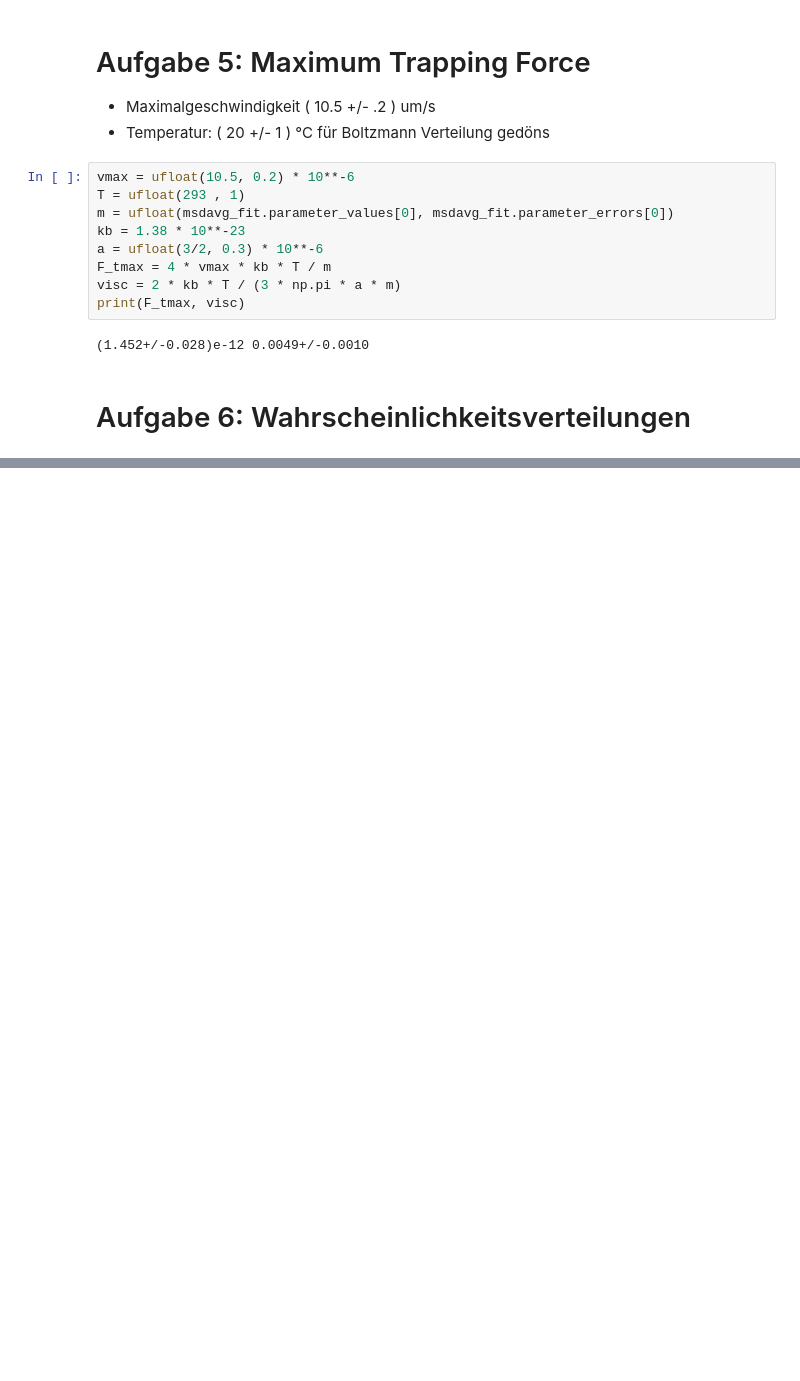
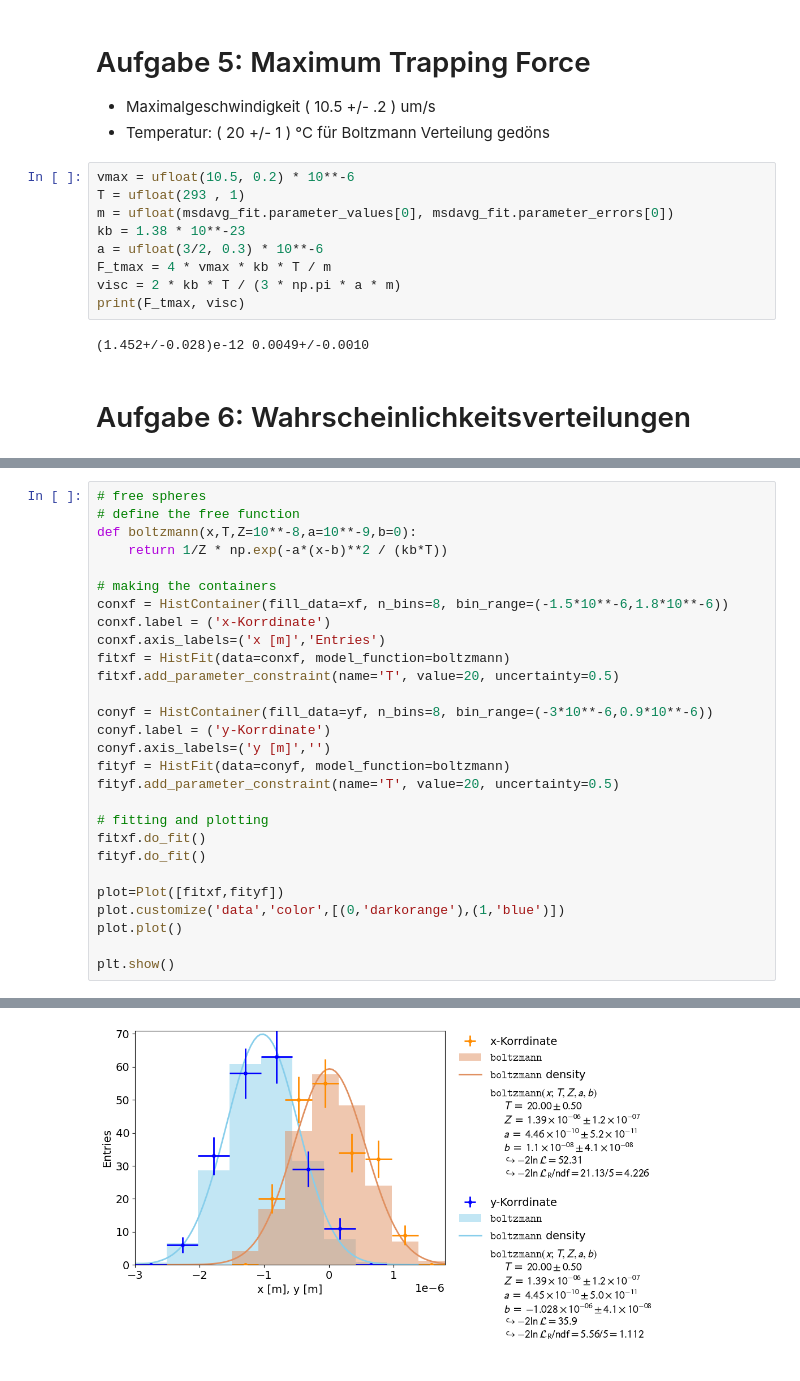
Before and after one commit to MRNock04/P3, a Jupyter notebook: Optische Pinzette/Auswertung.ipynb, the cells around one changed output, grey strips where cells are left out. Cells and saved outputs as stored; diff of their text form; blank space fills up the shorter version.

```diff
--- a/Optische Pinzette/Auswertung.ipynb
+++ b/Optische Pinzette/Auswertung.ipynb
@@ -257,0 +286,29 @@ plt.show()
+# %%
+# free spheres
+# define the free function
+def boltzmann(x,T,Z=10**-8,a=10**-9,b=0):
+    return 1/Z * np.exp(-a*(x-b)**2 / (kb*T))
+
+# making the containers
+conxf = HistContainer(fill_data=xf, n_bins=8, bin_range=(-1.5*10**-6,1.8*10**-6))
+conxf.label = ('x-Korrdinate')
+conxf.axis_labels=('x [m]','Entries')
+fitxf = HistFit(data=conxf, model_function=boltzmann)
+fitxf.add_parameter_constraint(name='T', value=20, uncertainty=0.5)
+
+conyf = HistContainer(fill_data=yf, n_bins=8, bin_range=(-3*10**-6,0.9*10**-6))
+conyf.label = ('y-Korrdinate')
+conyf.axis_labels=('y [m]','')
+fityf = HistFit(data=conyf, model_function=boltzmann)
+fityf.add_parameter_constraint(name='T', value=20, uncertainty=0.5)
+
+# fitting and plotting
+fitxf.do_fit()
+fityf.do_fit()
+
+plot=Plot([fitxf,fityf])
+plot.customize('data','color',[(0,'darkorange'),(1,'blue')])
+plot.plot()
+
+plt.show()
+# %% [output]
@@ -257,0 +317 @@ plt.show()
+[figure, added]
```
Also changed, not shown: parts of 4 cells of this notebook, 1 other file.
